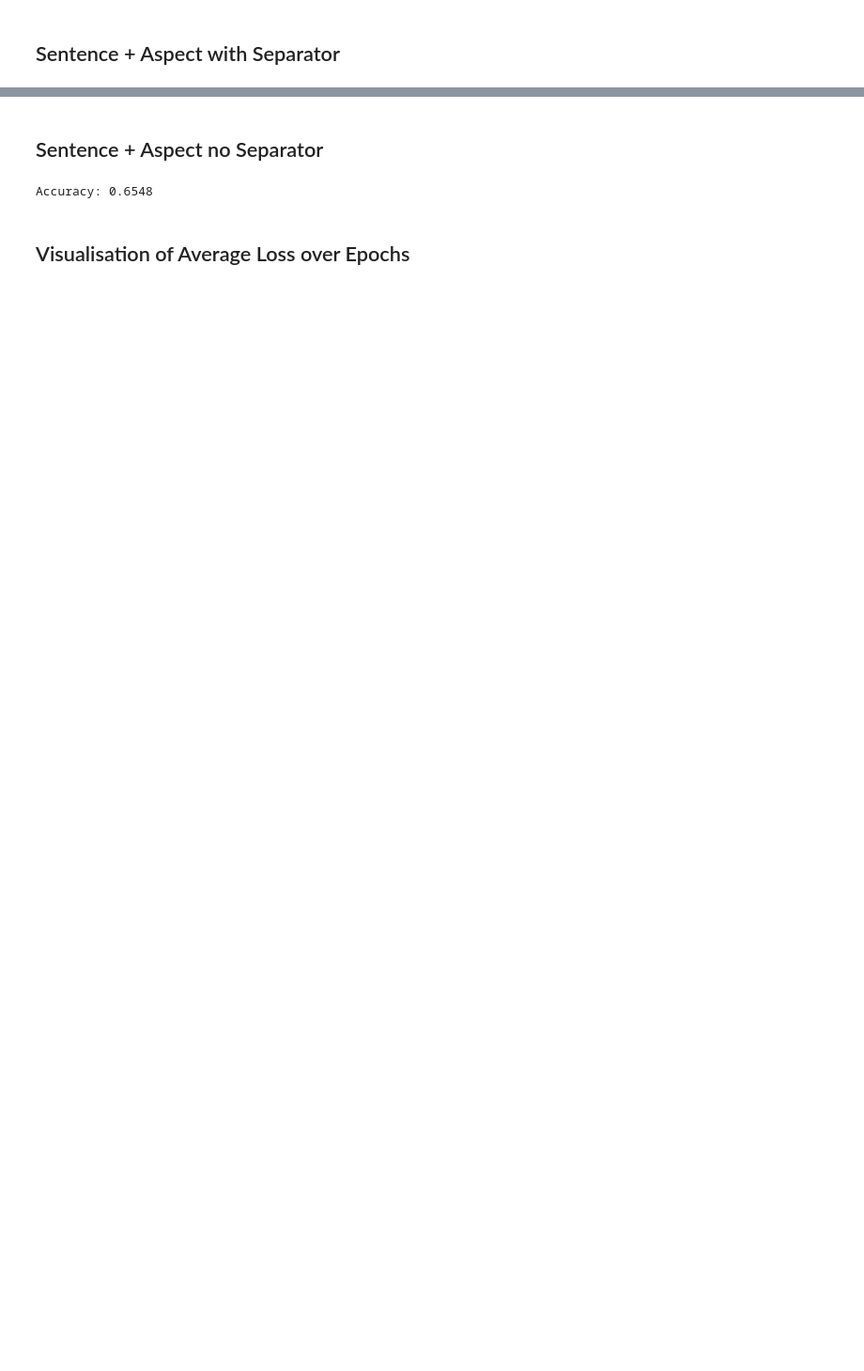
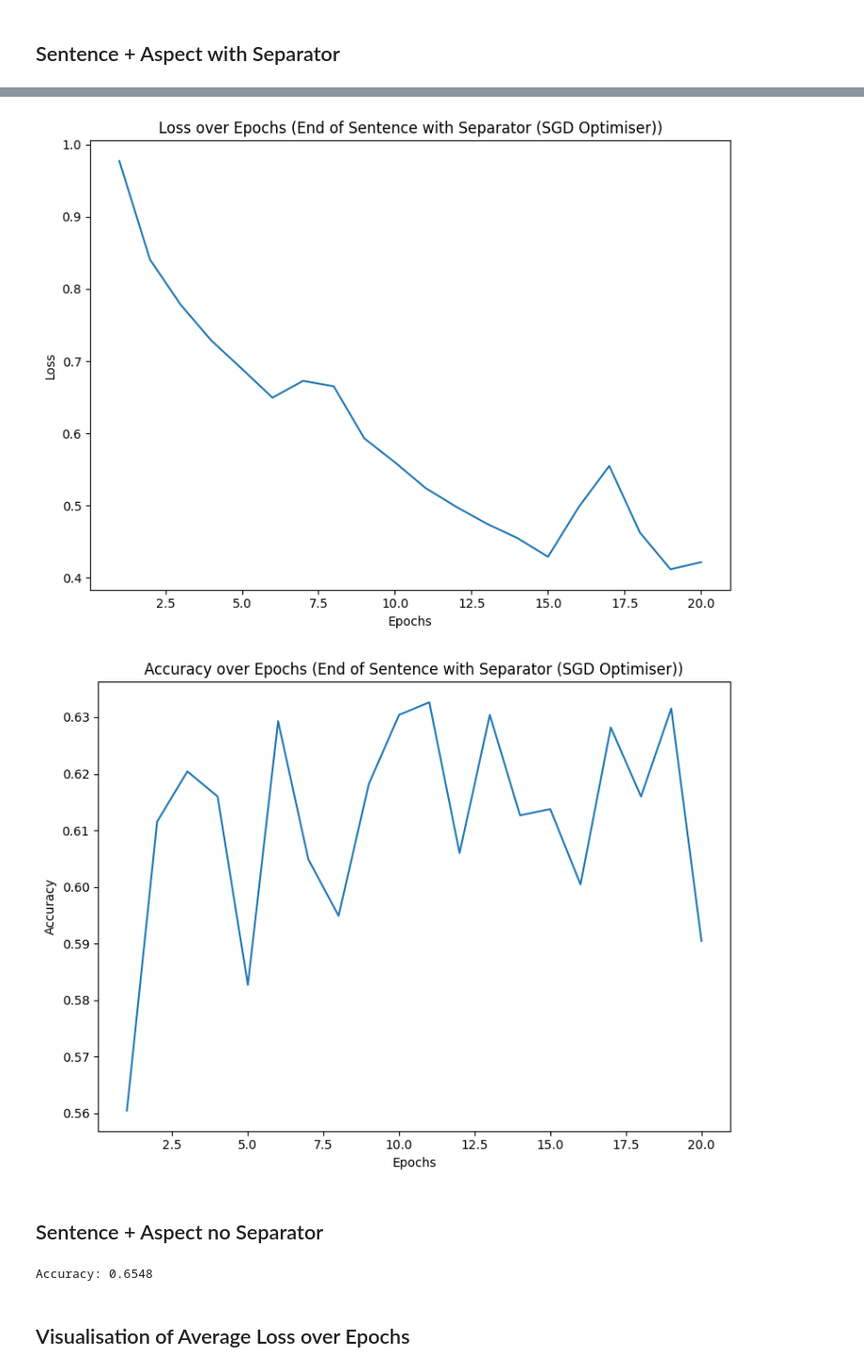
Before and after one commit to LisonLau/CITS4012-Project, a Jupyter notebook: batch.ipynb, the cells around one changed output, grey strips where cells are left out. Shown: that part at 94% size. Drawn from its saved outputs; the diff is of its cells as text; code cells hidden in the pictures; blank space fills up the shorter version.

```diff
--- a/batch.ipynb
+++ b/batch.ipynb
@@ -819,15 +791,16 @@ KeyboardInterrupt:
 ## Sentence + Aspect with Separator
 # %%
 # Set hyperparameters
-num_epochs       = 10000
-print_interval   = 500
-plot_interval    = 200
+num_epochs       = 20
+print_interval   = 1
+plot_interval    = 1
 learning_rate    = 0.001
 hidden_size      = 100
+batch_size       = 32
 
 # Get word embeddings
 embedding = nn.Embedding(vocab_size, hidden_size)
-# embedding.weight.data.copy_(torch.from_numpy(glove_weights))
+embedding.weight.data.copy_(torch.from_numpy(glove_weights))
 # print("Shape of the embedding weights:", embedding.weight.data.shape)
 
 # Set different attention and integration types
@@ -835,11 +808,12 @@ attention_type   = ATTN_DOT
 integration_type = WITH_SEP
 
 # Train the model
-model4, plot_avg_losses4, plot_accuracy4 = train(embedding, attention_type, integration_type,
-                                                 num_epochs=num_epochs, learning_rate=learning_rate,
-                                                 hidden_size=hidden_size, accuracy_graph=False)
+model4, plot_avg_losses4, plot_accuracy4, plot_all4 = train(embedding, attention_type, integration_type, batch_size=batch_size,
+                                                            num_epochs=num_epochs, print_interval=print_interval,
+                                                            plot_interval=plot_interval, learning_rate=learning_rate,
+                                                            hidden_size=hidden_size, accuracy_graph=True)
 
 # Get the accuracy of the model on test data
-accuracy4 = evaluate(model4, test_x, test_a, test_y, integration_type)
+accuracy4 = evaluate(model4, integration_type)
 print(f"Accuracy: {accuracy4:.4f}")
 # %% [output]
@@ -861,7 +837,9 @@ print(f"Accuracy: {accuracy4:.4f}")
 # %%
-# torch.save(model4, 'withsep_sgd.pt')
-model4 = torch.load('withsep_sgd.pt')
-# plot_graphs(num_epochs, plot_interval, plot_avg_losses4, 'End of Sentence with Separator (SGD Optimiser)', 'Loss')
+plot_graphs(num_epochs, plot_interval, plot_avg_losses4, 'End of Sentence with Separator (SGD Optimiser)', 'Loss')
+plot_graphs(num_epochs, plot_interval, plot_accuracy4, 'End of Sentence with Separator (SGD Optimiser)', 'Accuracy')
+# %% [output]
+[figure, added]
+[figure, added]
 # %% [markdown]
 ## Sentence + Aspect no Separator
 # %%
```
Also changed, not shown: parts of 33 cells of this notebook.
